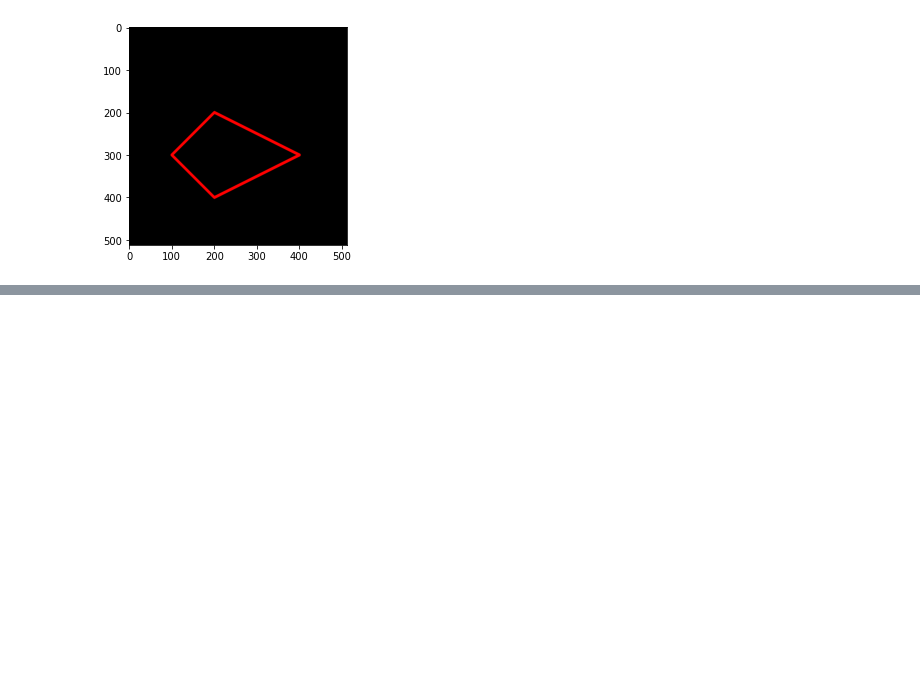
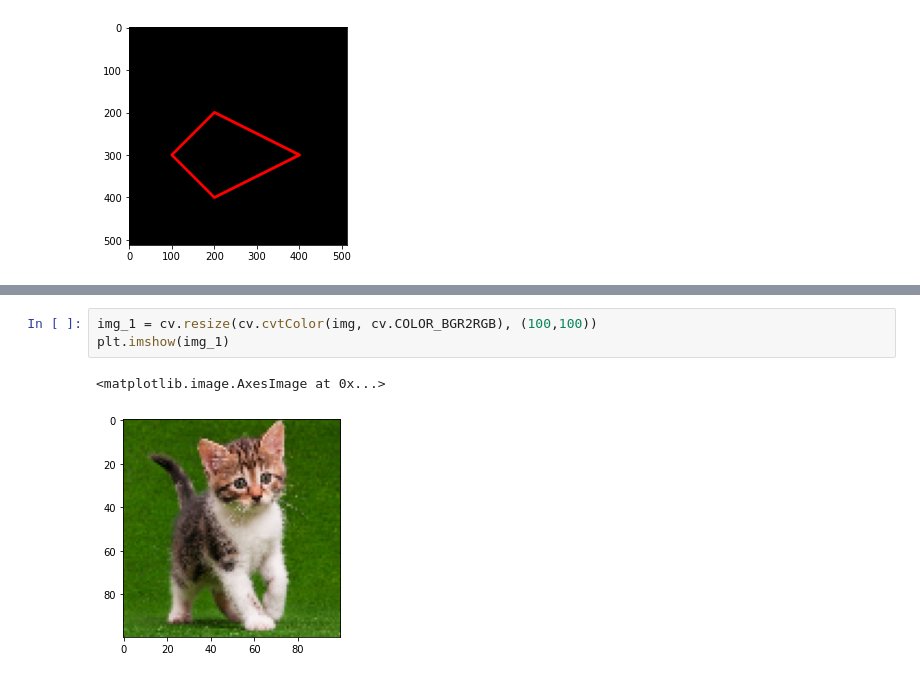
Before and after one commit to Yusyac/PCVK_Genap_2022, a Jupyter notebook: Week2.ipynb, the cells around one changed output, grey strips where cells are left out. Drawn from its saved outputs; the diff is of its cells as text; blank space fills up the shorter version.

```diff
--- a/Week2.ipynb
+++ b/Week2.ipynb
@@ -136,0 +151,6 @@ plt.imshow(black_img2)
+# %%
+img_1 = cv.resize(cv.cvtColor(img, cv.COLOR_BGR2RGB), (100,100))
+plt.imshow(img_1)
+# %% [output]
+<matplotlib.image.AxesImage at 0x...>
+[figure, added]
```
Also changed, not shown: parts of 14 cells of this notebook.
